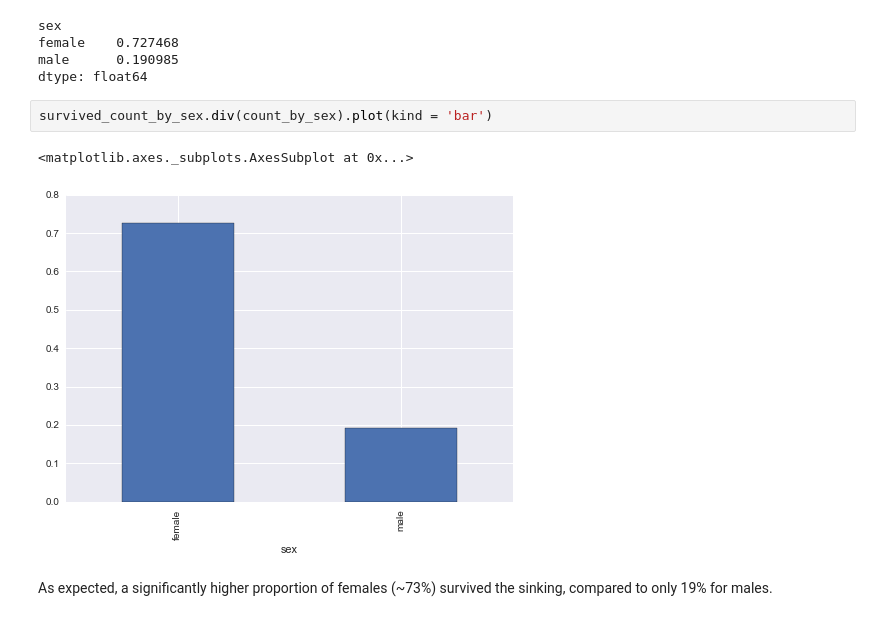
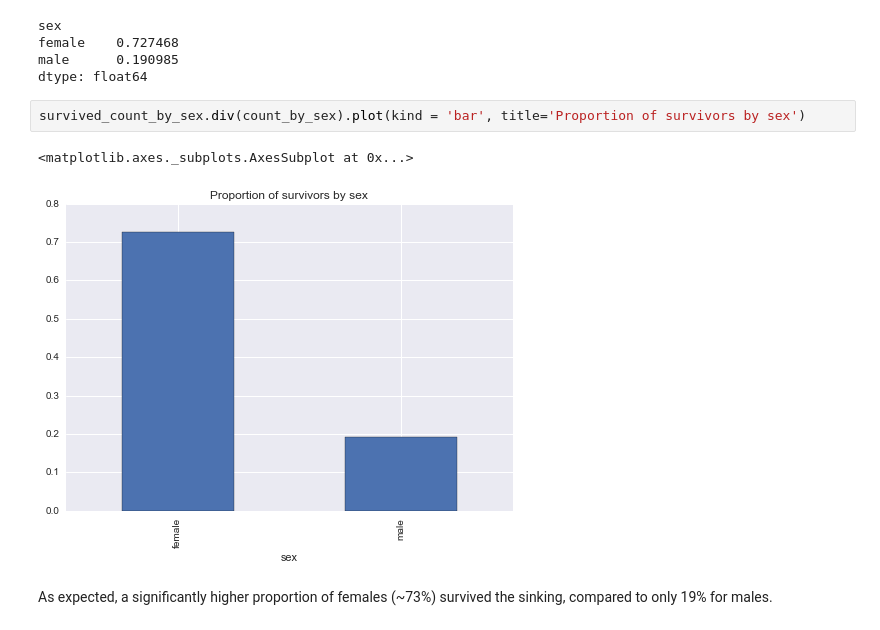
Before and after one commit to romac/ADAHomeworks, a Jupyter notebook: 01 - Pandas and Data Wrangling/Data Wrangling with Pandas.ipynb, the cells around one changed output. Saved outputs shown, nothing was run; the diff lists cells and outputs as text.

```diff
--- a/01 - Pandas and Data Wrangling/Data Wrangling with Pandas.ipynb
+++ b/01 - Pandas and Data Wrangling/Data Wrangling with Pandas.ipynb
@@ -1795,10 +1795,10 @@ female    0.727468
 male      0.190985
 dtype: float64
 # %%
-survived_count_by_sex.div(count_by_sex).plot(kind = 'bar')
+survived_count_by_sex.div(count_by_sex).plot(kind = 'bar', title='Proportion of survivors by sex')
 # %% [output]
 <matplotlib.axes._subplots.AxesSubplot at 0x...>
-[figure, old version]
+[figure, new version]
 # %% [markdown]
 As expected, a significantly higher proportion of females (~73%) survived the sinking, compared to only 19% for males.
 # %% [markdown]
```
Also changed, not shown: parts of 4 cells of this notebook.
